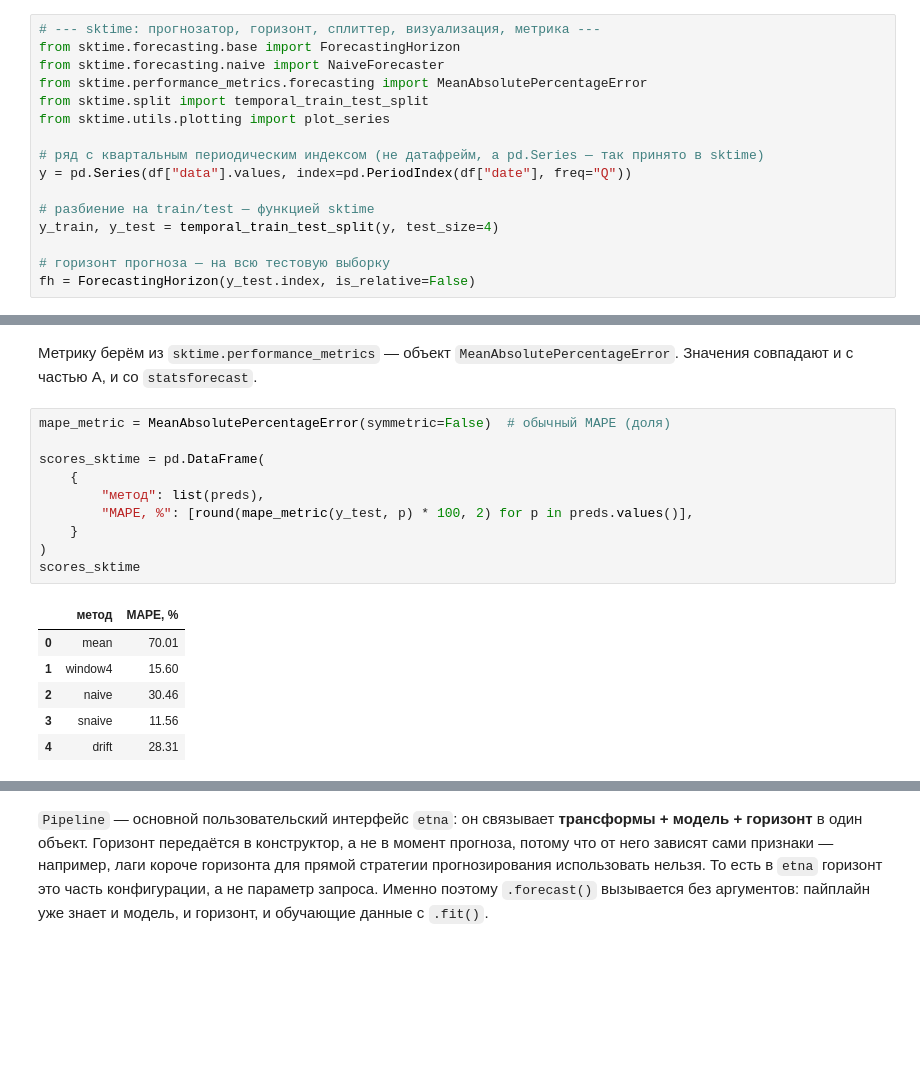
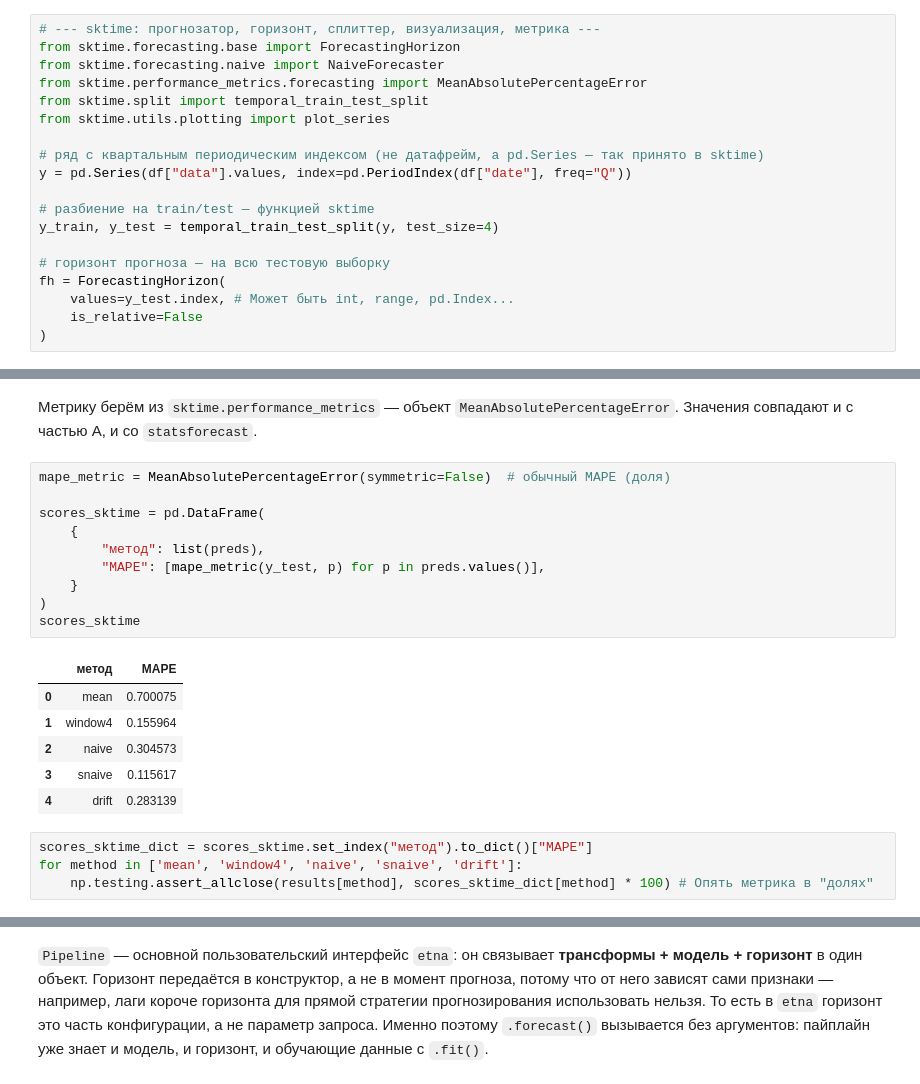
Before and after one commit to alex-hse-repository/time-series-cu-2026, a Jupyter notebook: week_2/part_1/01. Базовые методы прогнозирования.ipynb, the cells around one changed output, grey strips where cells are left out. Saved outputs shown, nothing was run; the diff lists cells and outputs as text; blank space fills up the shorter version.

```diff
--- a/week_2/part_1/01. Базовые методы прогнозирования.ipynb
+++ b/week_2/part_1/01. Базовые методы прогнозирования.ipynb
@@ -431,7 +426,10 @@ y = pd.Series(df["data"].values, index=pd.PeriodIndex(df["date"], freq="Q"))
 y_train, y_test = temporal_train_test_split(y, test_size=4)
 
 # горизонт прогноза — на всю тестовую выборку
-fh = ForecastingHorizon(y_test.index, is_relative=False)
+fh = ForecastingHorizon(
+    values=y_test.index, # Может быть int, range, pd.Index...
+    is_relative=False
+)
 # %% [markdown]
 `.fit(y_train)` запоминает конец обучающей выборки (`cutoff`), а `.predict(fh)` отвечает на вопрос «что будет в этих точках». Горизонт `ForecastingHorizon` бывает двух видов:
 
@@ -476,20 +474,24 @@ plt.show()
 # %%
 mape_metric = MeanAbsolutePercentageError(symmetric=False)  # обычный MAPE (доля)
 
 scores_sktime = pd.DataFrame(
     {
         "метод": list(preds),
-        "MAPE, %": [round(mape_metric(y_test, p) * 100, 2) for p in preds.values()],
+        "MAPE": [mape_metric(y_test, p) for p in preds.values()],
     }
 )
 scores_sktime
 # %% [output]
-|  | метод | MAPE, % |
-| 0 | mean | 70.01 |
-| 1 | window4 | 15.60 |
-| 2 | naive | 30.46 |
-| 3 | snaive | 11.56 |
-| 4 | drift | 28.31 |
+|  | метод | MAPE |
+| 0 | mean | 0.700075 |
+| 1 | window4 | 0.155964 |
+| 2 | naive | 0.304573 |
+| 3 | snaive | 0.115617 |
+| 4 | drift | 0.283139 |
+# %%
+scores_sktime_dict = scores_sktime.set_index("метод").to_dict()["MAPE"]
+for method in ['mean', 'window4', 'naive', 'snaive', 'drift']:
+    np.testing.assert_allclose(results[method], scores_sktime_dict[method] * 100) # Опять метрика в "долях"
 # %% [markdown]
 ## 2.3. `etna`
 
```
Also changed, not shown: parts of 22 cells of this notebook, 1 other file.
